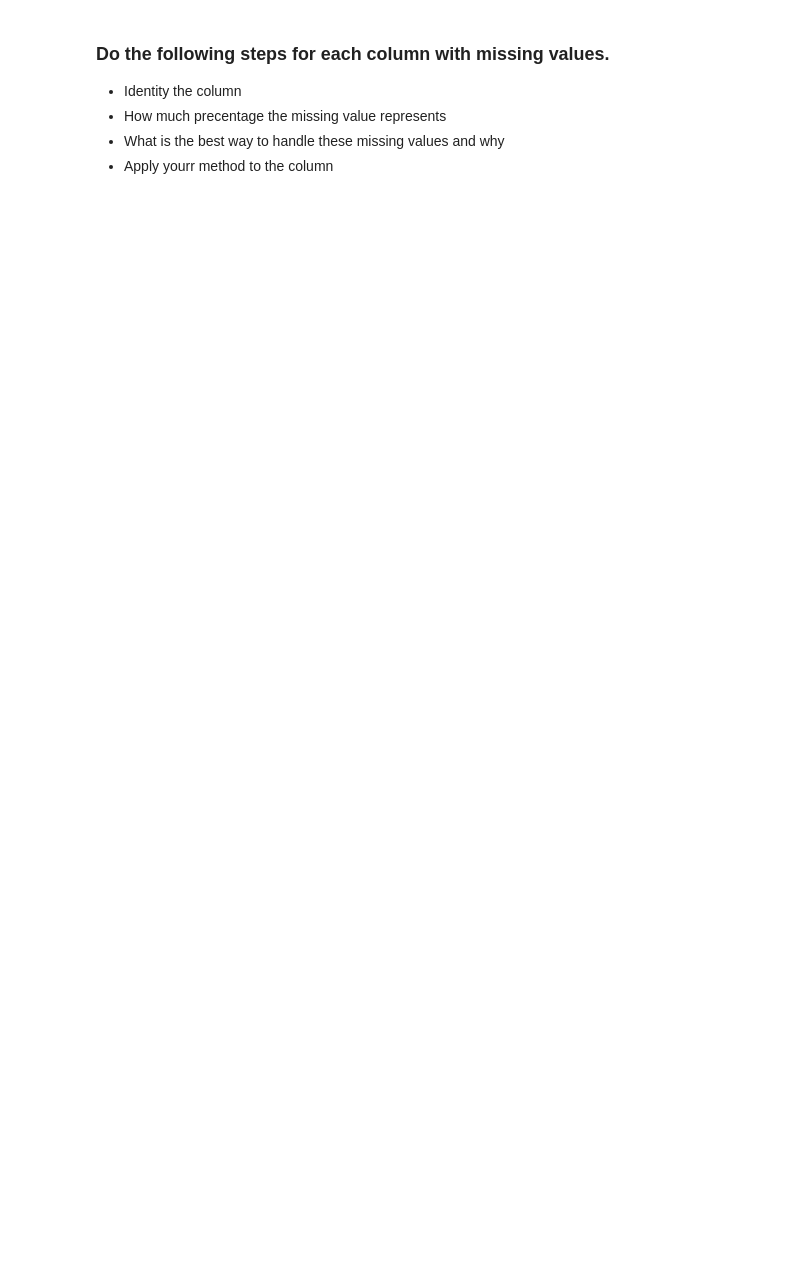
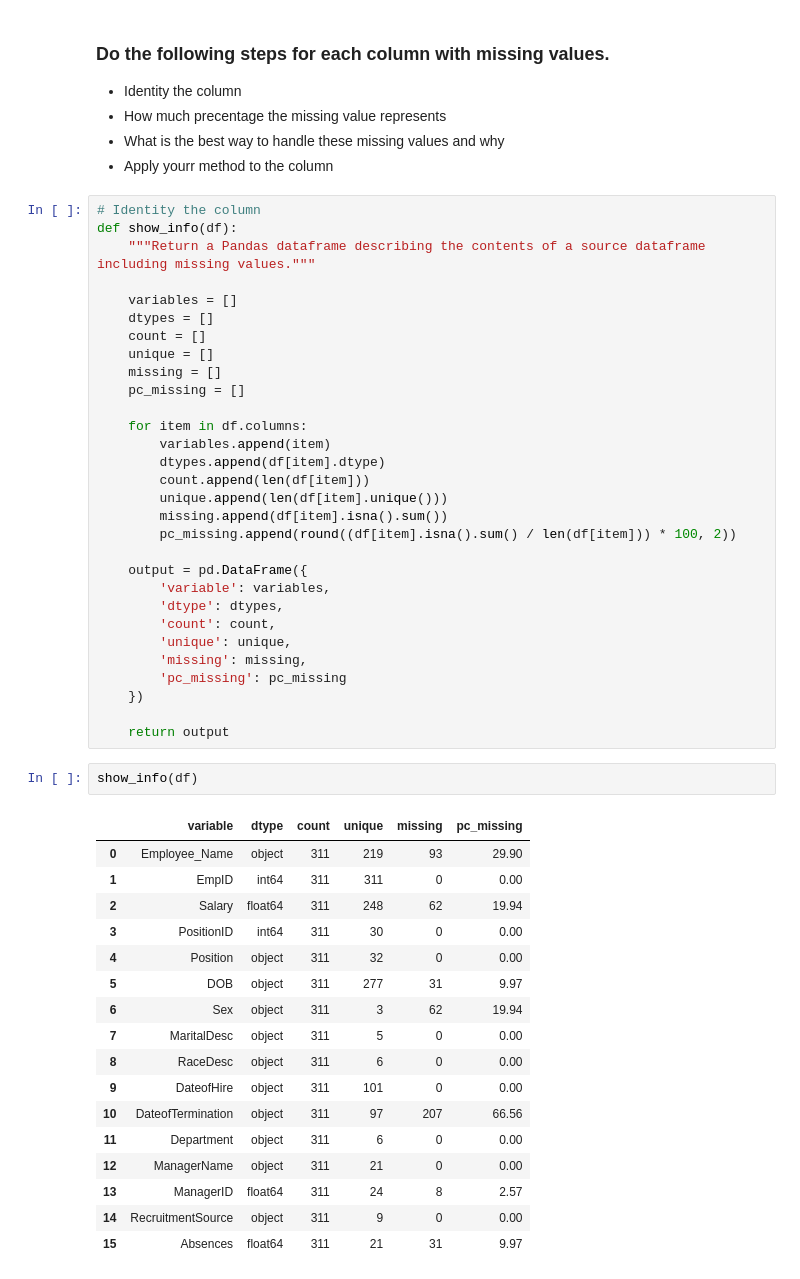
Before and after one commit to Tuwaiq-Data-Science-Bootcamp-V2/MissingData-Lab1, a Jupyter notebook: Missing Values Assignment .ipynb, the cells around one changed output. Cells and saved outputs as stored; diff of their text form; blank space fills up the shorter version.

```diff
--- a/Missing Values Assignment .ipynb
+++ b/Missing Values Assignment .ipynb
@@ -18,3 +87,53 @@
 * How much precentage the missing value represents
 * What is the best way to handle these missing values and why
 * Apply yourr method to the column
+# %%
+# Identity the column
+def show_info(df):
+    """Return a Pandas dataframe describing the contents of a source dataframe including missing values."""
+
+    variables = []
+    dtypes = []
+    count = []
+    unique = []
+    missing = []
+    pc_missing = []
+
+    for item in df.columns:
+        variables.append(item)
+        dtypes.append(df[item].dtype)
+        count.append(len(df[item]))
+        unique.append(len(df[item].unique()))
+        missing.append(df[item].isna().sum())
+        pc_missing.append(round((df[item].isna().sum() / len(df[item])) * 100, 2))
+
+    output = pd.DataFrame({
+        'variable': variables,
+        'dtype': dtypes,
+        'count': count,
+        'unique': unique,
+        'missing': missing,
+        'pc_missing': pc_missing
+    })
+
+    return output
+# %%
+show_info(df)
+# %% [output]
+|  | variable | dtype | count | unique | missing | pc_missing |
+| 0 | Employee_Name | object | 311 | 219 | 93 | 29.90 |
+| 1 | EmpID | int64 | 311 | 311 | 0 | 0.00 |
+| 2 | Salary | float64 | 311 | 248 | 62 | 19.94 |
+| 3 | PositionID | int64 | 311 | 30 | 0 | 0.00 |
+| 4 | Position | object | 311 | 32 | 0 | 0.00 |
+| 5 | DOB | object | 311 | 277 | 31 | 9.97 |
+| 6 | Sex | object | 311 | 3 | 62 | 19.94 |
+| 7 | MaritalDesc | object | 311 | 5 | 0 | 0.00 |
+| 8 | RaceDesc | object | 311 | 6 | 0 | 0.00 |
+| 9 | DateofHire | object | 311 | 101 | 0 | 0.00 |
+| 10 | DateofTermination | object | 311 | 97 | 207 | 66.56 |
+| 11 | Department | object | 311 | 6 | 0 | 0.00 |
+| 12 | ManagerName | object | 311 | 21 | 0 | 0.00 |
+| 13 | ManagerID | float64 | 311 | 24 | 8 | 2.57 |
+| 14 | RecruitmentSource | object | 311 | 9 | 0 | 0.00 |
+| 15 | Absences | float64 | 311 | 21 | 31 | 9.97 |
```
Also changed, not shown: parts of 19 cells of this notebook.
